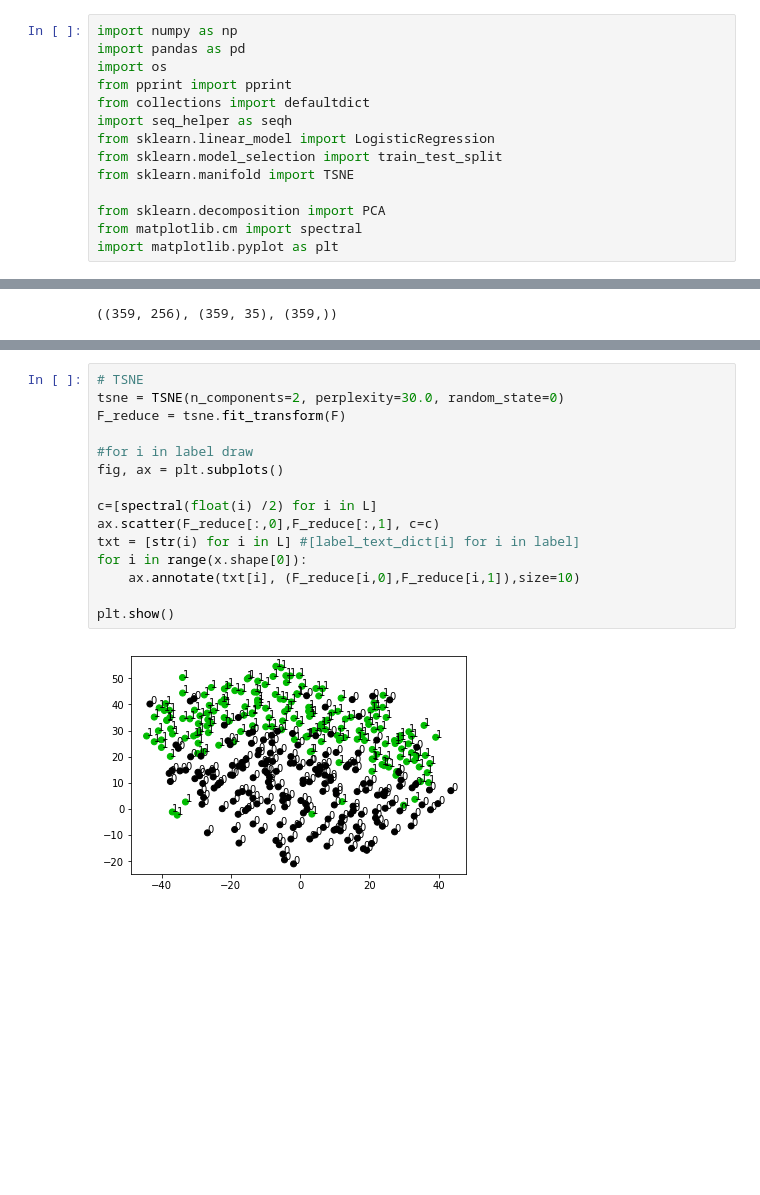
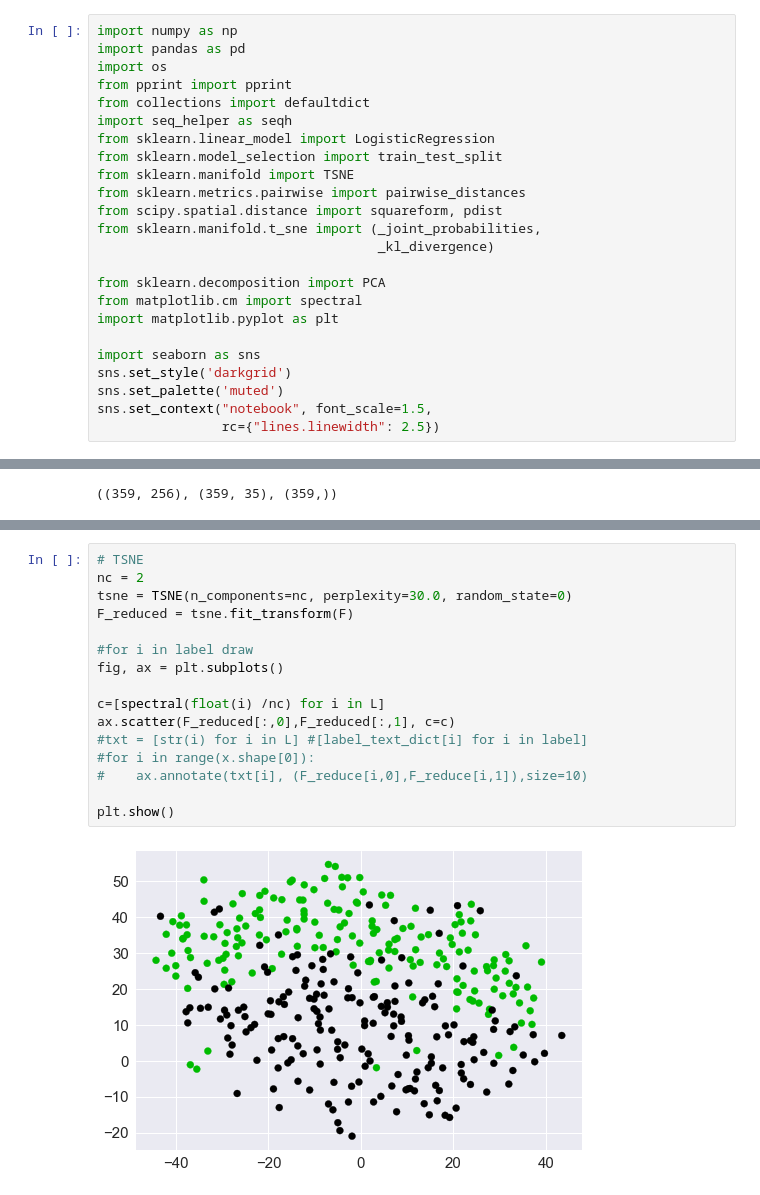
Before and after one commit to bx3/EE595, a Jupyter notebook: unsupervised_learning.ipynb, the cells around one changed output, grey strips where cells are left out. Drawn from its saved outputs; the diff is of its cells as text; blank space fills up the shorter version.

```diff
--- a/unsupervised_learning.ipynb
+++ b/unsupervised_learning.ipynb
@@ -8,10 +8,20 @@ import seq_helper as seqh
 from sklearn.linear_model import LogisticRegression
 from sklearn.model_selection import train_test_split
 from sklearn.manifold import TSNE
+from sklearn.metrics.pairwise import pairwise_distances
+from scipy.spatial.distance import squareform, pdist
+from sklearn.manifold.t_sne import (_joint_probabilities,
+                                    _kl_divergence)
 
 from sklearn.decomposition import PCA
 from matplotlib.cm import spectral
 import matplotlib.pyplot as plt
+
+import seaborn as sns
+sns.set_style('darkgrid')
+sns.set_palette('muted')
+sns.set_context("notebook", font_scale=1.5,
+                rc={"lines.linewidth": 2.5})
 # %%
 F_path_name = ''.join(['./matrix_data/','F.csv'])
 Q_path_name = ''.join(['./matrix_data/','Q.csv'])
@@ -52,17 +62,18 @@ plt.show()
 # %%
 # TSNE
-tsne = TSNE(n_components=2, perplexity=30.0, random_state=0)
-F_reduce = tsne.fit_transform(F)
+nc = 2
+tsne = TSNE(n_components=nc, perplexity=30.0, random_state=0)
+F_reduced = tsne.fit_transform(F)
 
 #for i in label draw
 fig, ax = plt.subplots()
 
-c=[spectral(float(i) /2) for i in L]
-ax.scatter(F_reduce[:,0],F_reduce[:,1], c=c)
-txt = [str(i) for i in L] #[label_text_dict[i] for i in label]
-for i in range(x.shape[0]):
-    ax.annotate(txt[i], (F_reduce[i,0],F_reduce[i,1]),size=10)
+c=[spectral(float(i) /nc) for i in L]
+ax.scatter(F_reduced[:,0],F_reduced[:,1], c=c)
+#txt = [str(i) for i in L] #[label_text_dict[i] for i in label]
+#for i in range(x.shape[0]):
+#    ax.annotate(txt[i], (F_reduce[i,0],F_reduce[i,1]),size=10)
 
 plt.show()
 # %% [output]
-[figure, old version]
+[figure, new version]
```
Also changed, not shown: parts of 3 cells of this notebook, 1 other file.
